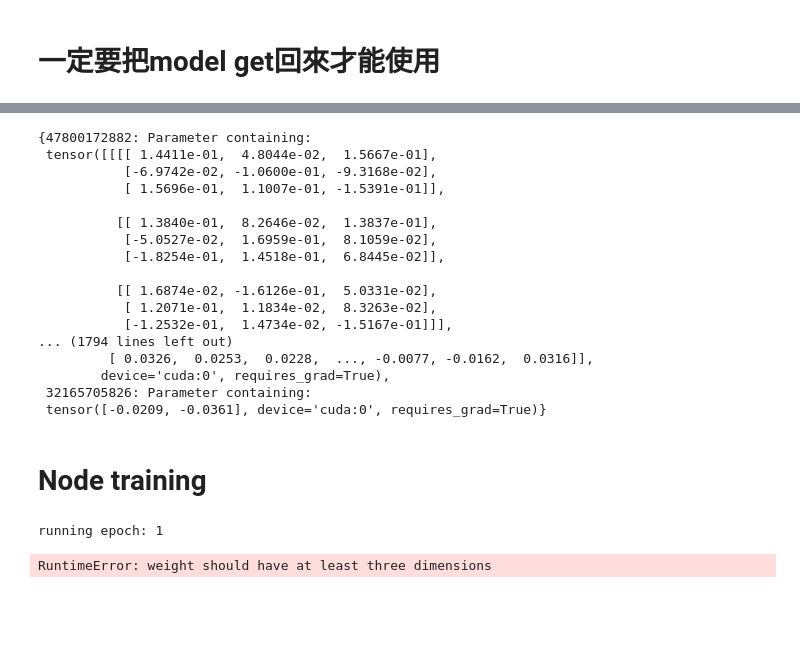
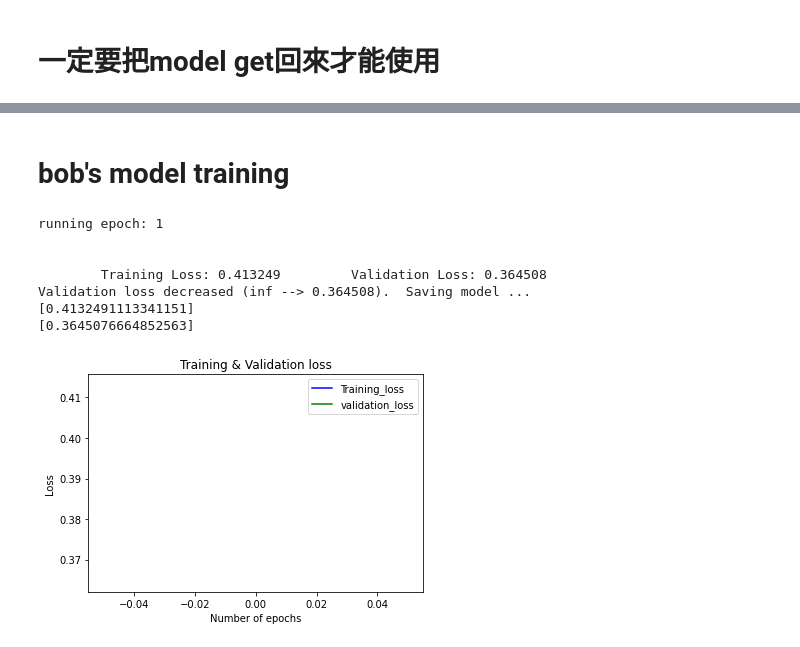
Before and after one commit to leoleo6532/FL, a Jupyter notebook: Model's weight Calculation.ipynb, the cells around one changed output, grey strips where cells are left out. Saved outputs shown, nothing was run; the diff lists cells and outputs as text; code cells hidden in the pictures; blank space fills up the shorter version.

```diff
--- a/Model's weight Calculation.ipynb
+++ b/Model's weight Calculation.ipynb
@@ -380,5 +406,10 @@ model = CNN_Model().cuda()
+# %%
+new_model = CNN_Model2().cuda()
+# %%
+optimizer = torch.optim.Adam(new_model.parameters(), lr=LR)
+criterion = nn.CrossEntropyLoss()
 # %%
-bobs_data = data.copy().send(bob)
-bobs_target = target.copy().send(bob)
-#alices_data = data.copy().send(alice)
-#alices_target = target.copy().send(alice)
+bobs_data = data.copy().send(bob).cuda()
+bobs_target = target.copy().send(bob).cuda()
+alices_data = data.copy().send(alice).cuda()
+alices_target = target.copy().send(alice).cuda()
@@ -413,3 +416,6 @@ bob._objects
+# %%
+bobs_model = new_model
+alices_model = new_model
 # %% [markdown]
 # 一定要把model get回來才能使用
 # %%
@@ -444,20 +448,0 @@ s_model.get()
-# %%
-bob._objects
-# %% [output]
-{47800172882: Parameter containing:
- tensor([[[[ 1.4411e-01,  4.8044e-02,  1.5667e-01],
-           [-6.9742e-02, -1.0600e-01, -9.3168e-02],
-           [ 1.5696e-01,  1.1007e-01, -1.5391e-01]],
-
-          [[ 1.3840e-01,  8.2646e-02,  1.3837e-01],
-           [-5.0527e-02,  1.6959e-01,  8.1059e-02],
-           [-1.8254e-01,  1.4518e-01,  6.8445e-02]],
-
-          [[ 1.6874e-02, -1.6126e-01,  5.0331e-02],
-           [ 1.2071e-01,  1.1834e-02,  8.3263e-02],
-           [-1.2532e-01,  1.4734e-02, -1.5167e-01]]],
-... (1794 lines left out)
-         [ 0.0326,  0.0253,  0.0228,  ..., -0.0077, -0.0162,  0.0316]],
-        device='cuda:0', requires_grad=True),
- 32165705826: Parameter containing:
- tensor([-0.0209, -0.0361], device='cuda:0', requires_grad=True)}
@@ -464,12 +453,12 @@ bob._objects
 # %% [markdown]
-# Node training
+# bob's model training
 # %%
 # number of epochs to train the model
 bobs_train_loss_i = []
 bobs_valid_loss_i = []
 
 
-n_epochs = 10 #170
+n_epochs = 150 #170
 
 
 bobs_valid_loss_min = np.Inf # track change in validation loss
@@ -501,6 +490,8 @@ for epoch in range(1, n_epochs+1):
         optimizer.step()
         # update training loss
         bobs_train_loss += loss.item()*bobs_data.size(0)
+
+
     for bobs_data, bobs_target in tqdm(valid_loader):
         # move tensors to GPU if CUDA is available
         if train_on_gpu:
@@ -516,33 +507,39 @@ for epoch in range(1, n_epochs+1):
 
 
     bobs_train_loss = bobs_train_loss/len(train_loader.dataset)
     bobs_valid_loss = bobs_valid_loss/len(valid_loader.dataset)
 
     # print training/validation statistics
     print('\tTraining Loss: {:.6f} \tValidation Loss: {:.6f}'.format(
          bobs_train_loss,  bobs_valid_loss))
     #作圖接收矩陣
     bobs_train_loss_i.append(bobs_train_loss)
     bobs_valid_loss_i.append(bobs_valid_loss)
     if bobs_valid_loss <= bobs_valid_loss_min:
         print('Validation loss decreased ({:.6f} --> {:.6f}).  Saving model ...'.format(
         bobs_valid_loss_min,
         bobs_valid_loss))
         bobs_valid_loss_min = bobs_valid_loss
 #作圖區
 print(bobs_train_loss_i)
 print(bobs_valid_loss_i)
 
 #圖區
 plt.plot(range(n_epochs), bobs_train_loss_i,'b-', label='Training_loss')
 plt.plot(range(n_epochs), bobs_valid_loss_i,'g-', label='validation_loss')
 plt.title('Training & Validation loss')
 plt.xlabel('Number of epochs')
 plt.ylabel('Loss')
 plt.legend()
 plt.show()
 # %% [output]
 running epoch: 1
+
+
+        Training Loss: 0.413249         Validation Loss: 0.364508
+Validation loss decreased (inf --> 0.364508).  Saving model ...
+[0.4132491113341151]
+[0.3645076664852563]
-RuntimeError: weight should have at least three dimensions
+[figure, added]
 # %%
 test(test_loader, bobs_model, criterion, use_cuda)
```
Also changed, not shown: parts of 36 cells of this notebook, 2 other files.
